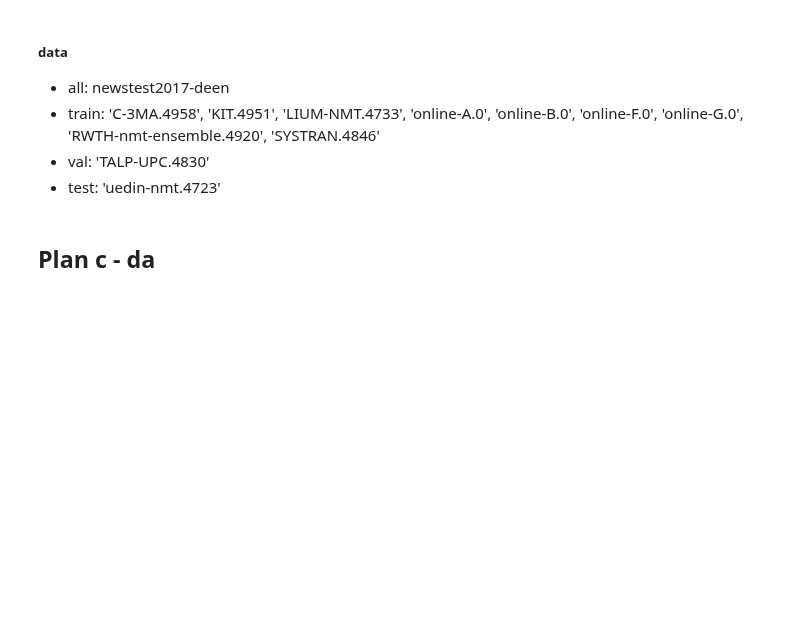
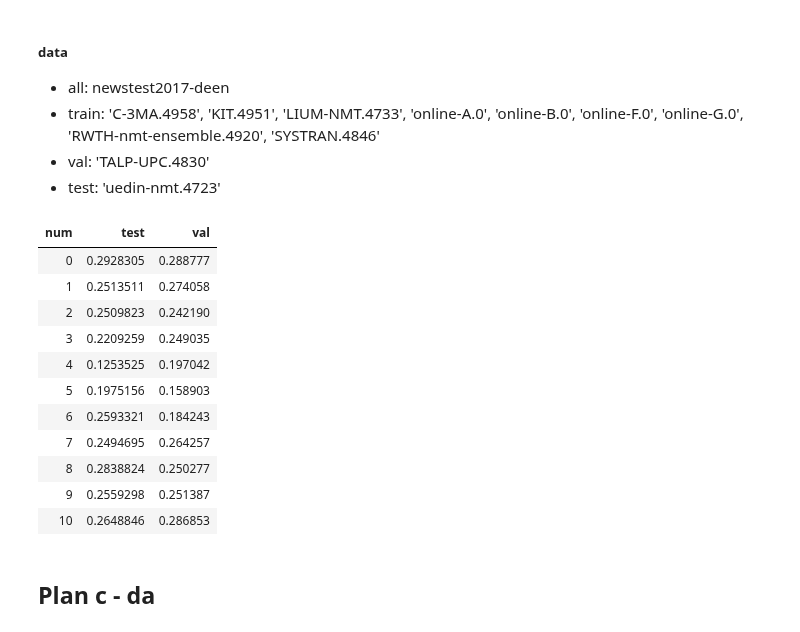
Before and after one commit to HuangYiran/MasterArbeit, a Jupyter notebook: Demo2.ipynb, the cells around one changed output. Saved outputs shown, nothing was run; the diff lists cells and outputs as text; code cells hidden in the pictures; blank space fills up the shorter version.

```diff
--- a/Demo2.ipynb
+++ b/Demo2.ipynb
@@ -49,6 +169,22 @@ newstest2017-deen
        'SYSTRAN.4846'
 - val: 'TALP-UPC.4830'
 - test: 'uedin-nmt.4723'
+# %%
+result = read.table('../data/MasterArbeit/result_expr/plan_b_deen_cross', header = TRUE, sep = ',')
+result
+# %% [output]
+| num | test | val |
+| 0 | 0.2928305 | 0.288777 |
+| 1 | 0.2513511 | 0.274058 |
+| 2 | 0.2509823 | 0.242190 |
+| 3 | 0.2209259 | 0.249035 |
+| 4 | 0.1253525 | 0.197042 |
+| 5 | 0.1975156 | 0.158903 |
+| 6 | 0.2593321 | 0.184243 |
+| 7 | 0.2494695 | 0.264257 |
+| 8 | 0.2838824 | 0.250277 |
+| 9 | 0.2559298 | 0.251387 |
+| 10 | 0.2648846 | 0.286853 |
 # %% [markdown]
 ## Plan c - da
 # %% [markdown]
```
Also changed, not shown: parts of 17 cells of this notebook.
